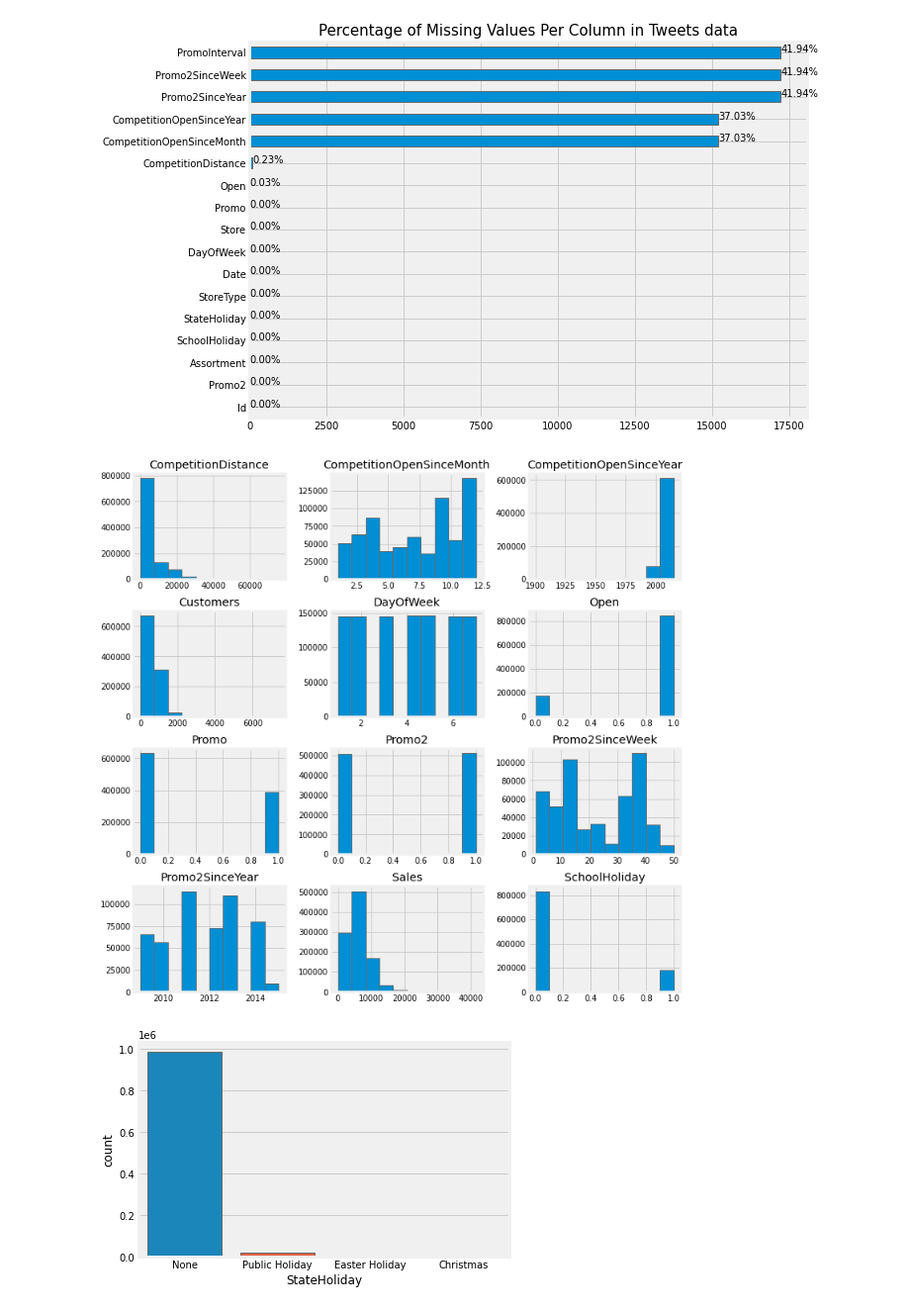
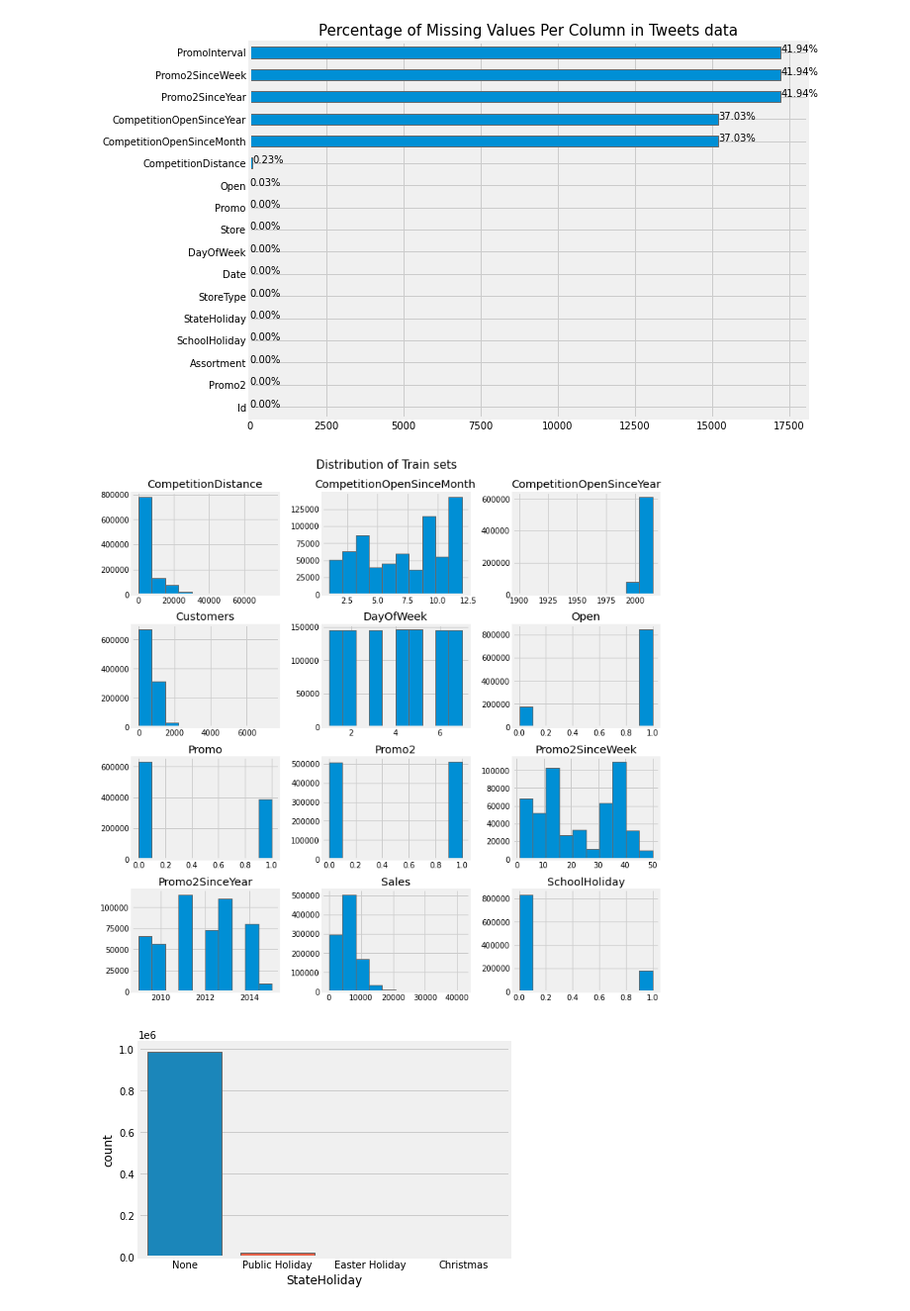
Before and after one commit to fbagire/pharmaceutical_sales_forecast, a Jupyter notebook: notebook/EDA.ipynb, the cells around one changed output. Shown at 99% size. Saved outputs shown, nothing was run; the diff lists cells and outputs as text; code cells hidden in the pictures.

```diff
--- a/notebook/EDA.ipynb
+++ b/notebook/EDA.ipynb
@@ -173,8 +173,9 @@ test_df.replace({'StateHoliday':{'a':'Public Holiday','b':'Easter Holiday','c':'
 cat_cols=['StateHoliday','StoreType','Assortment','PromoInterval']
 # %%
 _=train_df[list(train_df.columns.difference(['Store']))].hist(figsize=(11,12))
+_=plt.suptitle('Distribution of Train sets',y=0.93,size=15)
 # %% [output]
-[figure, old version]
+[figure, new version]
 # %%
 for col in cat_cols:
     sns.countplot(x=col,data=train_df)
```
Also changed, not shown: parts of 9 cells of this notebook.
